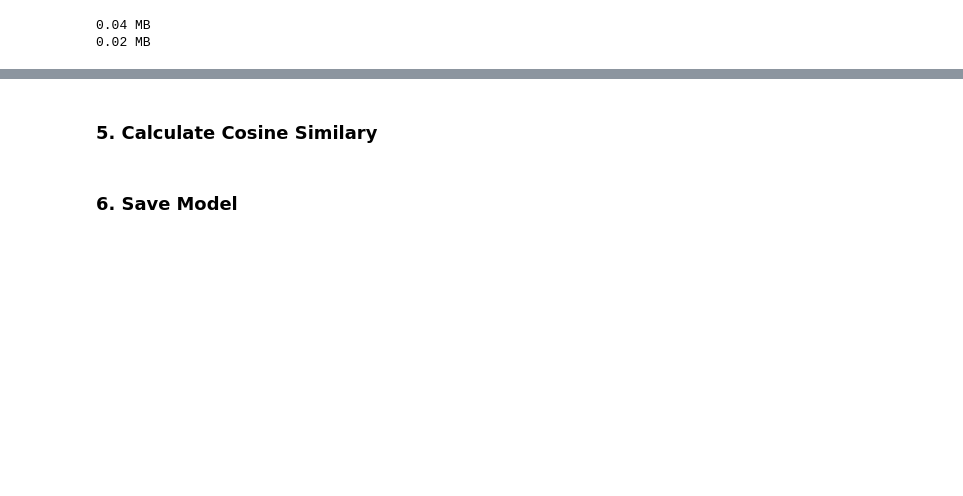
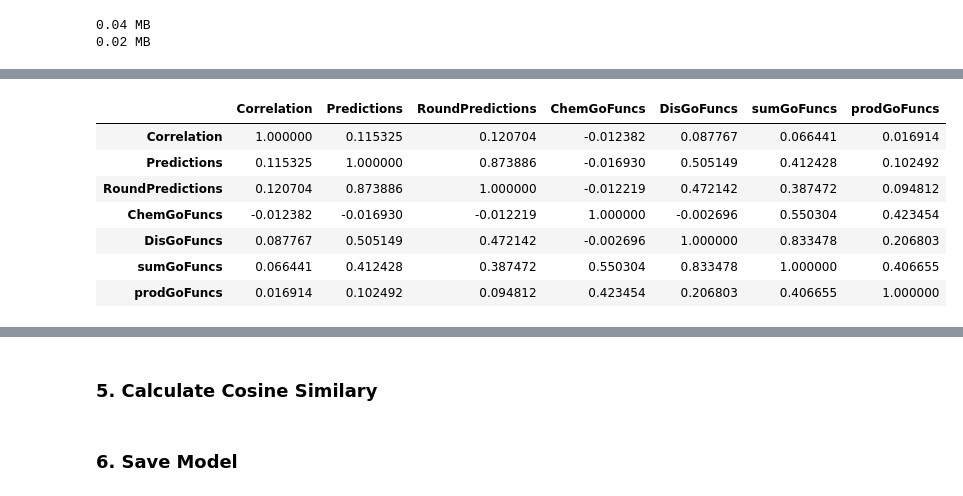
Before and after one commit to colemai/msc-thesis, a Jupyter notebook: opa/opa-nn.ipynb, the cells around one changed output, grey strips where cells are left out. Saved outputs shown, nothing was run; the diff lists cells and outputs as text; code cells hidden in the pictures; blank space fills up the shorter version.

Commit message:
Added correlation check on gofunc numbers

```diff
--- a/opa/opa-nn.ipynb
+++ b/opa/opa-nn.ipynb
@@ -402,2 +377,13 @@ test_set[['DiseaseName', '# ChemicalName', 'Correlation', 'Predictions', 'RoundP
+# %%
+# Import gofunction counts (for each disease and each chem). This csv was output in opa2vec.ipynb
+gofunc_counts = pd.read_csv('gofunc_counts.csv')
+test_set = pd.merge(test_set, gofunc_counts[['ChemicalID', 'gofunc']], on='ChemicalID')
+test_set = test_set.rename(columns = {'gofunc':'ChemGoFuncs'})
+test_set = pd.merge(test_set, gofunc_counts[['DiseaseID', 'gofunc']], on='DiseaseID')
+test_set = test_set.rename(columns = {'gofunc':'DisGoFuncs'})
+
+# Create combined gofunc count col
+test_set['sumGoFuncs'] = test_set.ChemGoFuncs + test_set.DisGoFuncs
+test_set['prodGoFuncs'] = test_set.ChemGoFuncs * test_set.DisGoFuncs
 # %%
 test_set.head()
@@ -412,0 +437,12 @@ test_set.head()
+# %%
+#Pearson Correlation
+test_set[['Correlation', 'Predictions', 'RoundPredictions', 'ChemGoFuncs', 'DisGoFuncs', 'sumGoFuncs', 'prodGoFuncs']].corr()
+# %% [output]
+|  | Correlation | Predictions | RoundPredictions | ChemGoFuncs | DisGoFuncs | sumGoFuncs | prodGoFuncs |
+| Correlation | 1.000000 | 0.115325 | 0.120704 | -0.012382 | 0.087767 | 0.066441 | 0.016914 |
+| Predictions | 0.115325 | 1.000000 | 0.873886 | -0.016930 | 0.505149 | 0.412428 | 0.102492 |
+| RoundPredictions | 0.120704 | 0.873886 | 1.000000 | -0.012219 | 0.472142 | 0.387472 | 0.094812 |
+| ChemGoFuncs | -0.012382 | -0.016930 | -0.012219 | 1.000000 | -0.002696 | 0.550304 | 0.423454 |
+| DisGoFuncs | 0.087767 | 0.505149 | 0.472142 | -0.002696 | 1.000000 | 0.833478 | 0.206803 |
+| sumGoFuncs | 0.066441 | 0.412428 | 0.387472 | 0.550304 | 0.833478 | 1.000000 | 0.406655 |
+| prodGoFuncs | 0.016914 | 0.102492 | 0.094812 | 0.423454 | 0.206803 | 0.406655 | 1.000000 |
```
Also changed, not shown: parts of 23 cells of this notebook.
